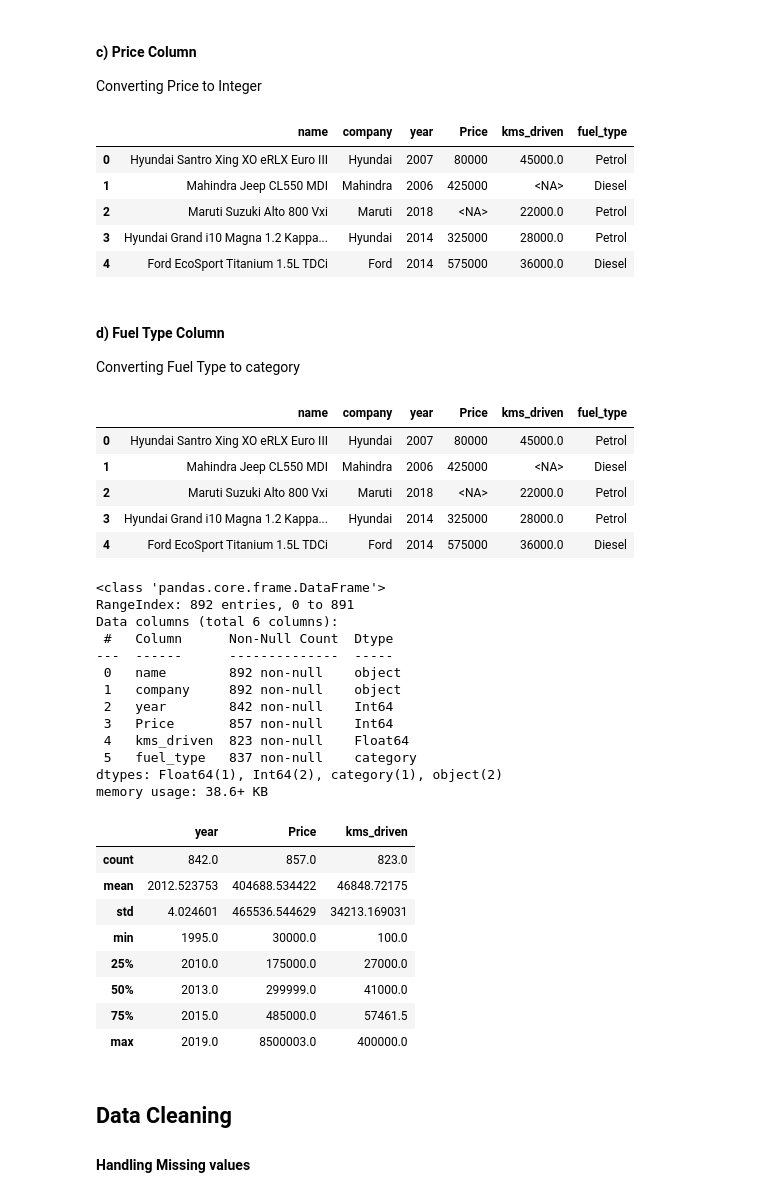
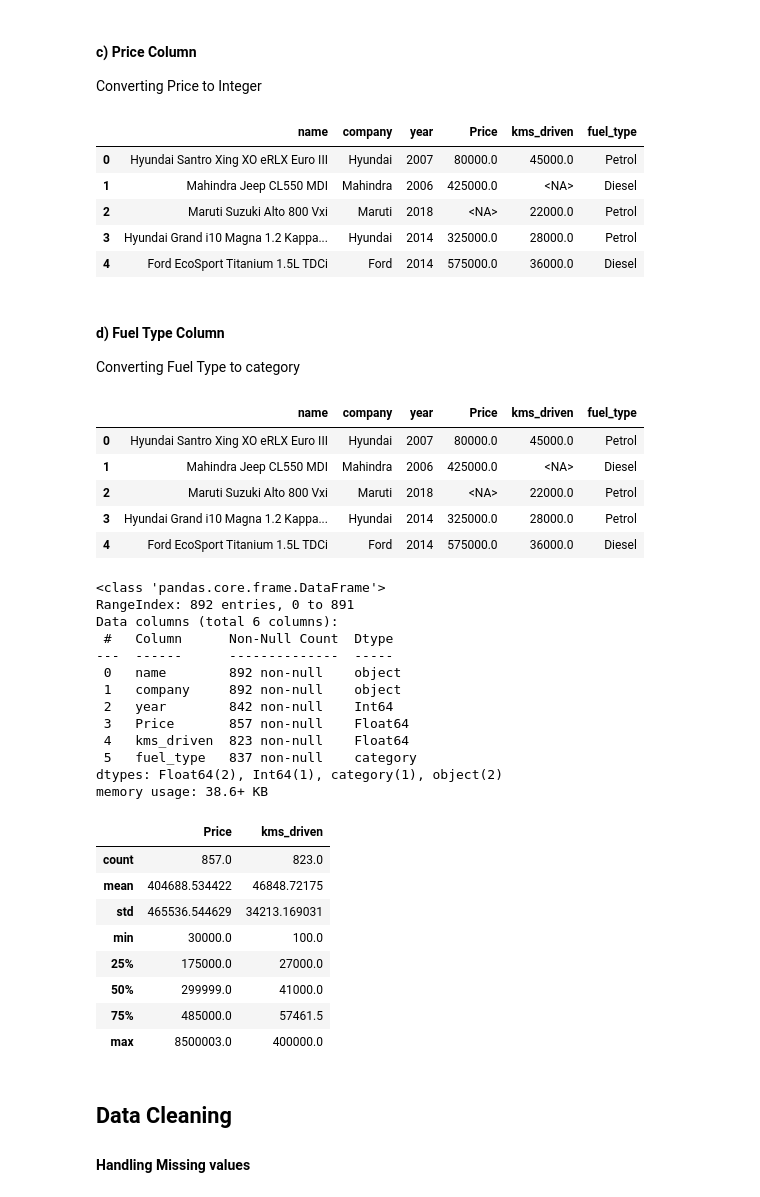
Before and after one commit to MrJ-2k04/MCA-Sem-2-Project, a Jupyter notebook: 1) Data_Preprocessing.ipynb, the cells around one changed output. Drawn from its saved outputs; the diff is of its cells as text; code cells hidden in the pictures.

```diff
--- a/Project.ipynb
+++ b/1) Data_Preprocessing.ipynb
@@ -106,17 +113,17 @@ df.head()
 
 Converting Price to Integer
 # %%
-price_series = pd.to_numeric(df["Price"].str.replace(r"\D", "", regex=True), errors="coerce").astype("Int64")
+price_series = pd.to_numeric(df["Price"].str.replace(r"\D", "", regex=True), errors="coerce").astype("Float64")
 
 df["Price"] = price_series
 df.head()
 # %% [output]
 |  | name | company | year | Price | kms_driven | fuel_type |
-| 0 | Hyundai Santro Xing XO eRLX Euro III | Hyundai | 2007 | 80000 | 45000.0 | Petrol |
-| 1 | Mahindra Jeep CL550 MDI | Mahindra | 2006 | 425000 | <NA> | Diesel |
+| 0 | Hyundai Santro Xing XO eRLX Euro III | Hyundai | 2007 | 80000.0 | 45000.0 | Petrol |
+| 1 | Mahindra Jeep CL550 MDI | Mahindra | 2006 | 425000.0 | <NA> | Diesel |
 | 2 | Maruti Suzuki Alto 800 Vxi | Maruti | 2018 | <NA> | 22000.0 | Petrol |
-| 3 | Hyundai Grand i10 Magna 1.2 Kappa... | Hyundai | 2014 | 325000 | 28000.0 | Petrol |
-| 4 | Ford EcoSport Titanium 1.5L TDCi | Ford | 2014 | 575000 | 36000.0 | Diesel |
+| 3 | Hyundai Grand i10 Magna 1.2 Kappa... | Hyundai | 2014 | 325000.0 | 28000.0 | Petrol |
+| 4 | Ford EcoSport Titanium 1.5L TDCi | Ford | 2014 | 575000.0 | 36000.0 | Diesel |
 # %% [markdown]
 #### d) Fuel Type Column
 
@@ -126,11 +133,11 @@ df["fuel_type"] = df["fuel_type"].astype("category")
 df.head()
 # %% [output]
 |  | name | company | year | Price | kms_driven | fuel_type |
-| 0 | Hyundai Santro Xing XO eRLX Euro III | Hyundai | 2007 | 80000 | 45000.0 | Petrol |
-| 1 | Mahindra Jeep CL550 MDI | Mahindra | 2006 | 425000 | <NA> | Diesel |
+| 0 | Hyundai Santro Xing XO eRLX Euro III | Hyundai | 2007 | 80000.0 | 45000.0 | Petrol |
+| 1 | Mahindra Jeep CL550 MDI | Mahindra | 2006 | 425000.0 | <NA> | Diesel |
 | 2 | Maruti Suzuki Alto 800 Vxi | Maruti | 2018 | <NA> | 22000.0 | Petrol |
-| 3 | Hyundai Grand i10 Magna 1.2 Kappa... | Hyundai | 2014 | 325000 | 28000.0 | Petrol |
-| 4 | Ford EcoSport Titanium 1.5L TDCi | Ford | 2014 | 575000 | 36000.0 | Diesel |
+| 3 | Hyundai Grand i10 Magna 1.2 Kappa... | Hyundai | 2014 | 325000.0 | 28000.0 | Petrol |
+| 4 | Ford EcoSport Titanium 1.5L TDCi | Ford | 2014 | 575000.0 | 36000.0 | Diesel |
 # %%
 df.info()
 # %% [output]
@@ -142,23 +149,23 @@ Data columns (total 6 columns):
  0   name        892 non-null    object
  1   company     892 non-null    object
  2   year        842 non-null    Int64
- 3   Price       857 non-null    Int64
+ 3   Price       857 non-null    Float64
  4   kms_driven  823 non-null    Float64
  5   fuel_type   837 non-null    category
-dtypes: Float64(1), Int64(2), category(1), object(2)
+dtypes: Float64(2), Int64(1), category(1), object(2)
 memory usage: 38.6+ KB
 # %%
-df.describe()
+df[["Price", "kms_driven"]].describe()
 # %% [output]
-|  | year | Price | kms_driven |
-| count | 842.0 | 857.0 | 823.0 |
-| mean | 2012.523753 | 404688.534422 | 46848.72175 |
-| std | 4.024601 | 465536.544629 | 34213.169031 |
-| min | 1995.0 | 30000.0 | 100.0 |
-| 25% | 2010.0 | 175000.0 | 27000.0 |
-| 50% | 2013.0 | 299999.0 | 41000.0 |
-| 75% | 2015.0 | 485000.0 | 57461.5 |
-| max | 2019.0 | 8500003.0 | 400000.0 |
+|  | Price | kms_driven |
+| count | 857.0 | 823.0 |
+| mean | 404688.534422 | 46848.72175 |
+| std | 465536.544629 | 34213.169031 |
+| min | 30000.0 | 100.0 |
+| 25% | 175000.0 | 27000.0 |
+| 50% | 299999.0 | 41000.0 |
+| 75% | 485000.0 | 57461.5 |
+| max | 8500003.0 | 400000.0 |
 # %% [markdown]
 ## Data Cleaning
 
```
Also changed, not shown: parts of 23 cells of this notebook, 2 other files.
